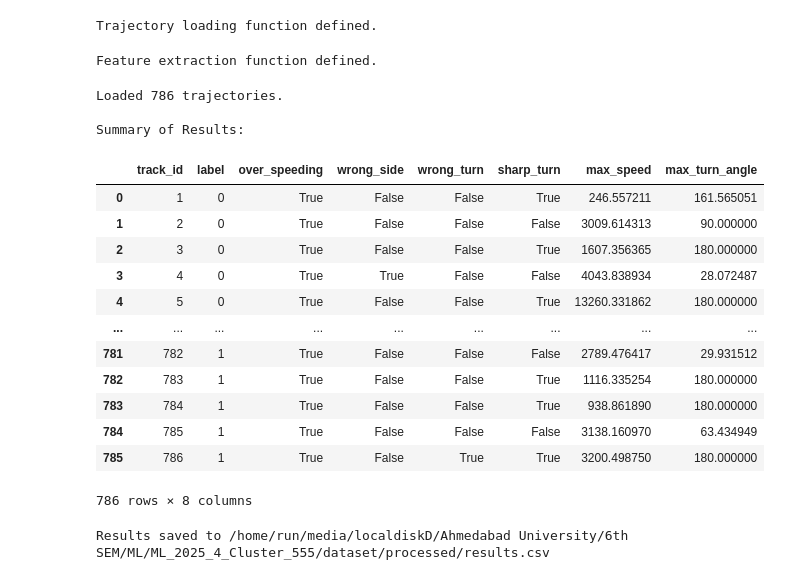
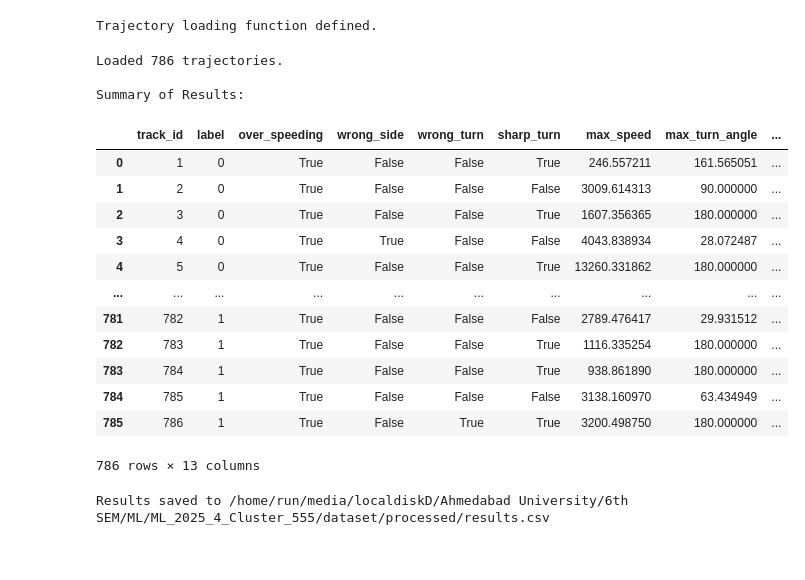
Before and after one commit to Vishv0407/ML_2025_4_Cluster_555, a Jupyter notebook: Codes/Untitled5.ipynb, the cells around one changed output. Cells and saved outputs as stored; diff of their text form; code cells hidden in the pictures.

```diff
--- a/Codes/Untitled5.ipynb
+++ b/Codes/Untitled5.ipynb
@@ -339,6 +384,14 @@ def extract_features_for_all_trajectories(trajectories: List[pd.DataFrame], labe
         angles = analyzer.calculate_turn_angle(track)
         zone_seq = analyzer.get_zone_sequence(track)
 
+        # New features
+        total_distance = analyzer.calculate_total_distance(track)
+        avg_acceleration = analyzer.calculate_avg_acceleration(track)
+        speed_variance = analyzer.calculate_speed_variance(track)
+        max_turn_angle = max(angles) if angles else 0.0
+        direction_variance = analyzer.calculate_direction_variance(track)
+        path_length_ratio = analyzer.calculate_path_length_ratio(track)
+
         result = {
             'track_id': idx + 1,
             'label': label,
@@ -348,18 +401,19 @@ def extract_features_for_all_trajectories(trajectories: List[pd.DataFrame], labe
             'sharp_turn': abnormalities['sharp_turn'],
             'max_speed': max(speeds) if speeds else 0.0,
             'avg_speed': np.mean(speeds) if speeds else 0.0,
-            'max_turn_angle': max(angles) if angles else 0.0,
+            'max_turn_angle': max_turn_angle,
             'avg_turn_angle': np.mean(angles) if angles else 0.0,
             'zone_sequence': ','.join(map(str, zone_seq)),
-            'num_points': len(track)
+            'num_points': len(track),
+            'total_distance': total_distance,
+            'avg_acceleration': avg_acceleration,
+            'speed_variance': speed_variance,
+            'direction_variance': direction_variance,
+            'path_length_ratio': path_length_ratio
         }
         results.append(result)
 
     return pd.DataFrame(results)
-
-print("Feature extraction function defined.")
-# %% [output]
-Feature extraction function defined.
 # %%
 # Define base folder and video subfolders
 base_folder = '/home/run/media/localdiskD/Ahmedabad University/6th SEM/ML/ML_2025_4_Cluster_555/dataset/processed'  # Adjust this path
@@ -383,47 +437,48 @@ for folder in video_folders:
 print(f"Loaded {len(all_trajectories)} trajectories.")
 
 # Initialize TrafficAnalyzer
 zone_definitions = {
     1: {'type': 'entry', 'direction': 'N'},
     2: {'type': 'middle', 'direction': 'center'},
     3: {'type': 'exit', 'direction': 'S'}
 }
 violation_dict = {
     'wrong_side': ['31'],
     'wrong_turn': ['23']
 }
 analyzer = TrafficAnalyzer(
     fps=30.0,
     speed_limit=40.0,
     zone_definitions=zone_definitions,
     violation_dict=violation_dict,
     gsd=0.0396 * (50 ** 0.9478)
 )
 
 # Extract features
 results_df = extract_features_for_all_trajectories(all_trajectories, all_labels, analyzer)
 
 # Display results
 print("\nSummary of Results:")
 display(results_df[['track_id', 'label', 'over_speeding', 'wrong_side', 'wrong_turn', 'sharp_turn',
-                   'max_speed', 'max_turn_angle']])
+                   'max_speed', 'max_turn_angle', 'total_distance', 'avg_acceleration',
+                   'speed_variance', 'direction_variance', 'path_length_ratio']])
 # %% [output]
 Loaded 786 trajectories.
 
 Summary of Results:
-|  | track_id | label | over_speeding | wrong_side | wrong_turn | sharp_turn | max_speed | max_turn_angle |
-| 0 | 1 | 0 | True | False | False | True | 246.557211 | 161.565051 |
-| 1 | 2 | 0 | True | False | False | False | 3009.614313 | 90.000000 |
-| 2 | 3 | 0 | True | False | False | True | 1607.356365 | 180.000000 |
-| 3 | 4 | 0 | True | True | False | False | 4043.838934 | 28.072487 |
-| 4 | 5 | 0 | True | False | False | True | 13260.331862 | 180.000000 |
-| ... | ... | ... | ... | ... | ... | ... | ... | ... |
-| 781 | 782 | 1 | True | False | False | False | 2789.476417 | 29.931512 |
-| 782 | 783 | 1 | True | False | False | True | 1116.335254 | 180.000000 |
-| 783 | 784 | 1 | True | False | False | True | 938.861890 | 180.000000 |
-| 784 | 785 | 1 | True | False | False | False | 3138.160970 | 63.434949 |
-| 785 | 786 | 1 | True | False | True | True | 3200.498750 | 180.000000 |
+|  | track_id | label | over_speeding | wrong_side | wrong_turn | sharp_turn | max_speed | max_turn_angle | ... |
+| 0 | 1 | 0 | True | False | False | True | 246.557211 | 161.565051 | ... |
+| 1 | 2 | 0 | True | False | False | False | 3009.614313 | 90.000000 | ... |
+| 2 | 3 | 0 | True | False | False | True | 1607.356365 | 180.000000 | ... |
+| 3 | 4 | 0 | True | True | False | False | 4043.838934 | 28.072487 | ... |
+| 4 | 5 | 0 | True | False | False | True | 13260.331862 | 180.000000 | ... |
+| ... | ... | ... | ... | ... | ... | ... | ... | ... | ... |
+| 781 | 782 | 1 | True | False | False | False | 2789.476417 | 29.931512 | ... |
+| 782 | 783 | 1 | True | False | False | True | 1116.335254 | 180.000000 | ... |
+| 783 | 784 | 1 | True | False | False | True | 938.861890 | 180.000000 | ... |
+| 784 | 785 | 1 | True | False | False | False | 3138.160970 | 63.434949 | ... |
+| 785 | 786 | 1 | True | False | True | True | 3200.498750 | 180.000000 | ... |
-786 rows × 8 columns
+786 rows × 13 columns
 # %%
 # Save results to CSV
 results_df = results_df.sort_values(by='track_id')
```
Also changed, not shown: parts of 3 cells of this notebook, 1 other file.
